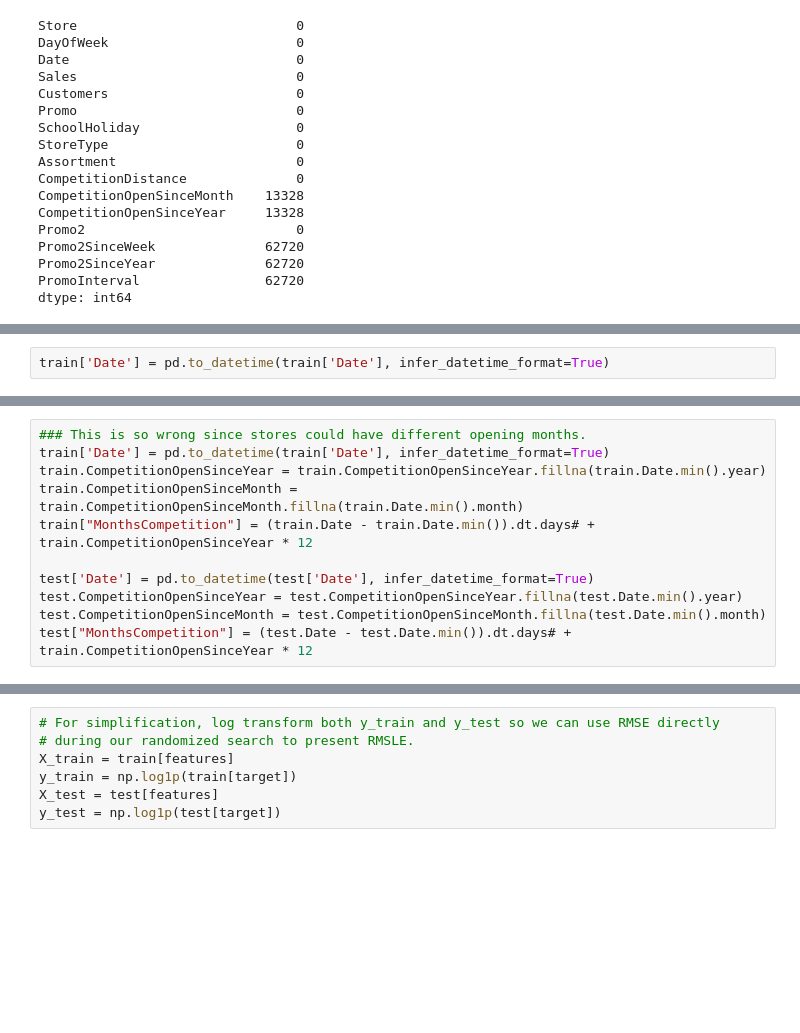
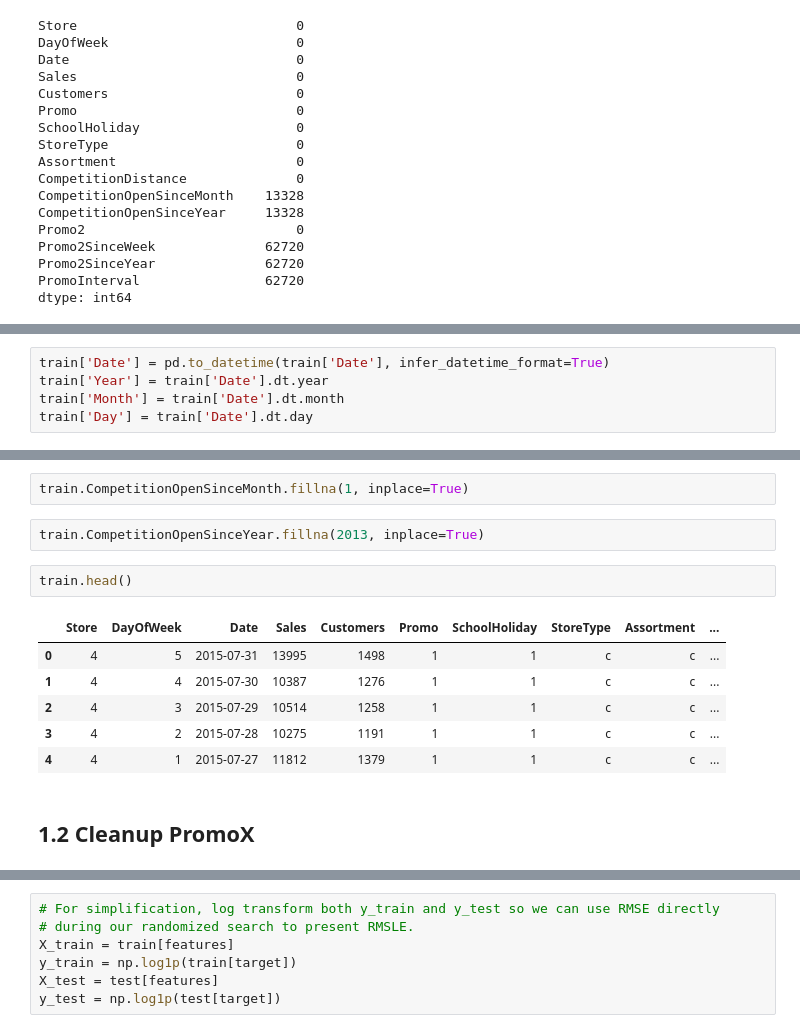
Before and after one commit to LambdaSchool/DEPRECATED-DS-Unit-2-Applied-Modeling, a Jupyter notebook: DS_Sprint_Challenge_8_Regression_2.ipynb, the cells around one changed output, grey strips where cells are left out. Cells and saved outputs as stored; diff of their text form; blank space fills up the shorter version.

```diff
--- a/DS_Sprint_Challenge_8_Regression_2.ipynb
+++ b/DS_Sprint_Challenge_8_Regression_2.ipynb
@@ -130,3 +130,6 @@ dtype: int64
 We will create a new feature called MonthsCompetition that markes how many months since a competition open near a store. Since CompetitionOpenSinceMonth and CompetitionOpenSinceYear are missing for some stores, we will impute them with first transaction date of the store.
 # %%
 train['Date'] = pd.to_datetime(train['Date'], infer_datetime_format=True)
+train['Year'] = train['Date'].dt.year
+train['Month'] = train['Date'].dt.month
+train['Day'] = train['Date'].dt.day
@@ -138,11 +135,0 @@ for s in stores:
-# %%
-### This is so wrong since stores could have different opening months.
-train['Date'] = pd.to_datetime(train['Date'], infer_datetime_format=True)
-train.CompetitionOpenSinceYear = train.CompetitionOpenSinceYear.fillna(train.Date.min().year)
-train.CompetitionOpenSinceMonth = train.CompetitionOpenSinceMonth.fillna(train.Date.min().month)
-train["MonthsCompetition"] = (train.Date - train.Date.min()).dt.days# + train.CompetitionOpenSinceYear * 12
-
-test['Date'] = pd.to_datetime(test['Date'], infer_datetime_format=True)
-test.CompetitionOpenSinceYear = test.CompetitionOpenSinceYear.fillna(test.Date.min().year)
-test.CompetitionOpenSinceMonth = test.CompetitionOpenSinceMonth.fillna(test.Date.min().month)
-test["MonthsCompetition"] = (test.Date - test.Date.min()).dt.days# + train.CompetitionOpenSinceYear * 12
@@ -148,0 +164,15 @@ test["MonthsCompetition"] = (test.Date - test.Date.min()).dt.days# + train.Compe
+# %%
+train.CompetitionOpenSinceMonth.fillna(1, inplace=True)
+# %%
+train.CompetitionOpenSinceYear.fillna(2013, inplace=True)
+# %%
+train.head()
+# %% [output]
+|  | Store | DayOfWeek | Date | Sales | Customers | Promo | SchoolHoliday | StoreType | Assortment | ... |
+| 0 | 4 | 5 | 2015-07-31 | 13995 | 1498 | 1 | 1 | c | c | ... |
+| 1 | 4 | 4 | 2015-07-30 | 10387 | 1276 | 1 | 1 | c | c | ... |
+| 2 | 4 | 3 | 2015-07-29 | 10514 | 1258 | 1 | 1 | c | c | ... |
+| 3 | 4 | 2 | 2015-07-28 | 10275 | 1191 | 1 | 1 | c | c | ... |
+| 4 | 4 | 1 | 2015-07-27 | 11812 | 1379 | 1 | 1 | c | c | ... |
+# %% [markdown]
+## 1.2 Cleanup PromoX
```
Also changed, not shown: parts of 23 cells of this notebook.
